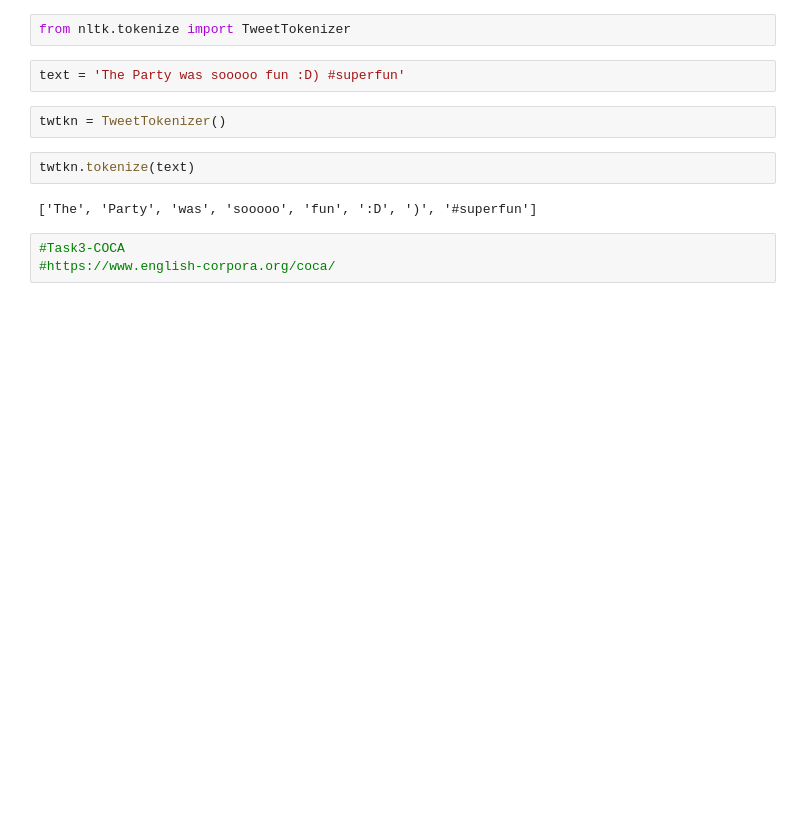
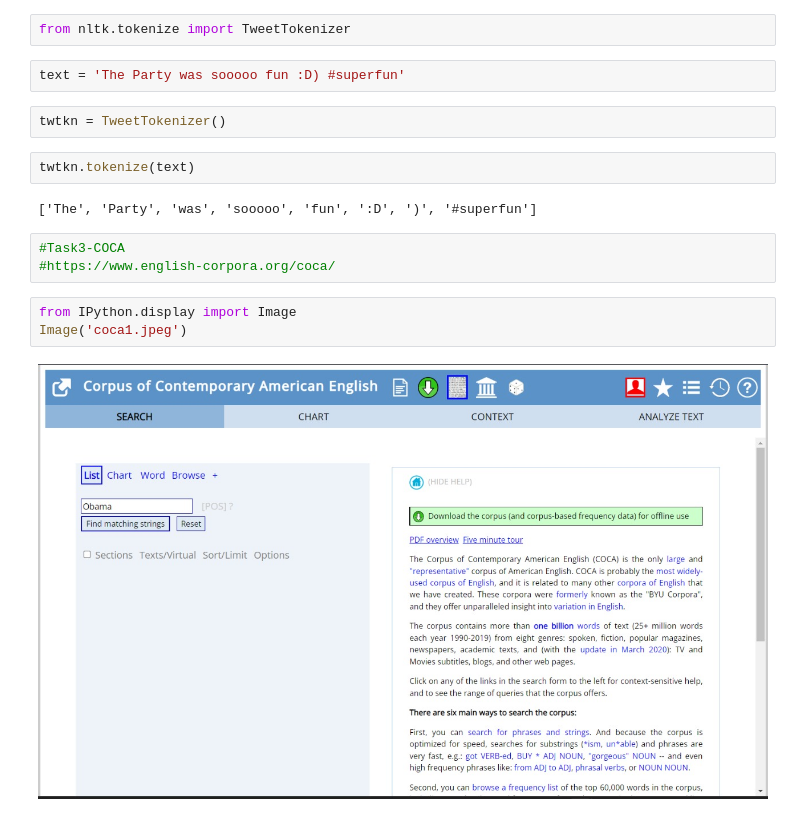
Before and after one commit to Samriddh2703/NLP_tasks, a Jupyter notebook: NLPday2.ipynb, the cells around one changed output. Cells and saved outputs as stored; diff of their text form; blank space fills up the shorter version.

```diff
--- a/NLPday2.ipynb
+++ b/NLPday2.ipynb
@@ -81,3 +81,8 @@ twtkn.tokenize(text)
 # %%
 #Task3-COCA
 #https://www.english-corpora.org/coca/
+# %%
+from IPython.display import Image
+Image('coca1.jpeg')
+# %% [output]
+[figure, added]
```
Also changed, not shown: parts of 5 cells of this notebook.
